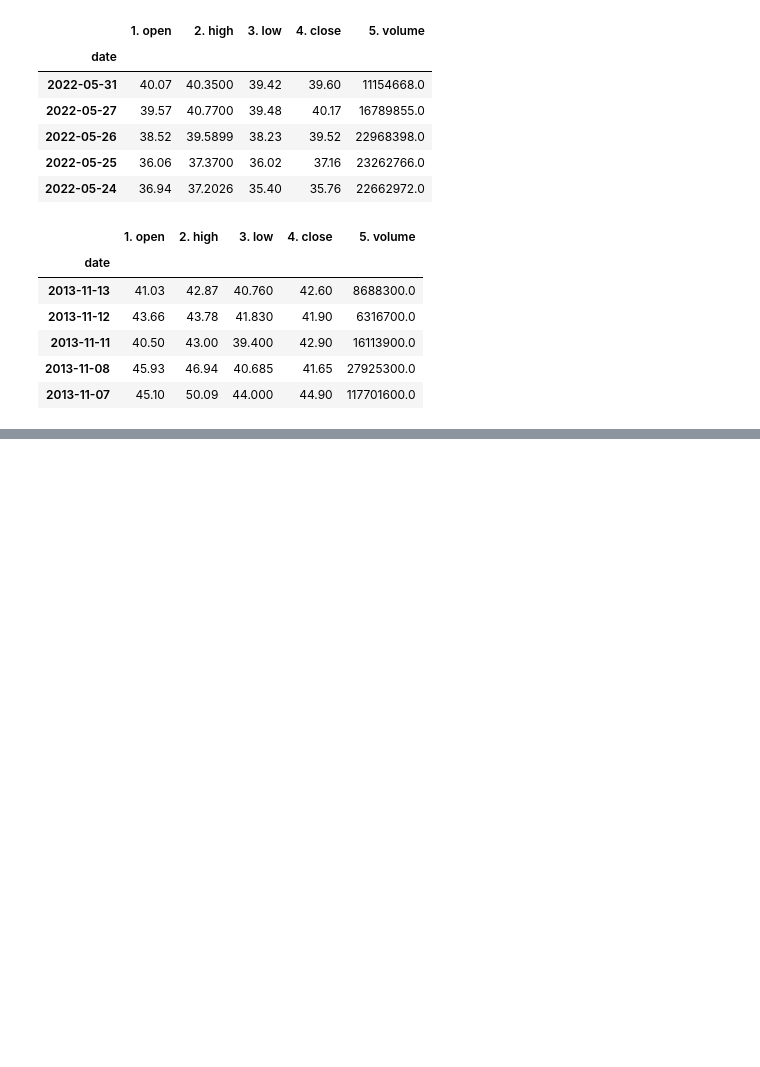
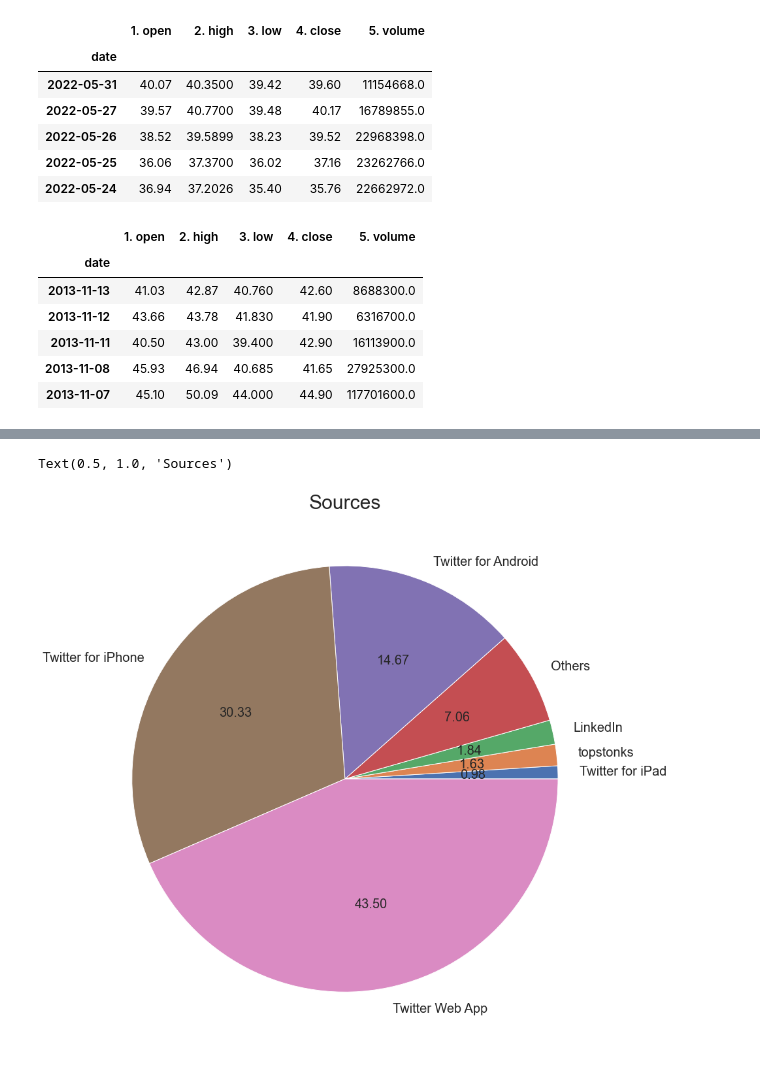
Before and after one commit to StockJanitor/CIS63_NLPTimeSeries, a Jupyter notebook: index.ipynb, the cells around one changed output, grey strips where cells are left out. Saved outputs shown, nothing was run; the diff lists cells and outputs as text; code cells hidden in the pictures; blank space fills up the shorter version.

```diff
--- a/index.ipynb
+++ b/index.ipynb
@@ -271,0 +380,4 @@ info.tail()
+# %%
+# save to df, drop bot, drop bot column, reset index
+master_df1 = master_df[master_df['bot'] != True].iloc[:,0:-1].reset_index(drop=True)
+master_df1.columns
@@ -271,0 +388,3 @@ info.tail()
+# %%
+master_df2 = master_df1.iloc[:,1:]
+master_df2.columns
@@ -271,0 +395,7 @@ info.tail()
+# %%
+# assign new df
+master_df3 = master_df2
+
+# df2 has time converted convert time
+master_df3['time'] = master_df2['time'].apply(lambda x: convTime(x))
+master_df3.head()
@@ -271,0 +409,21 @@ info.tail()
+# %%
+# converting source to prepare piechart
+sourceCount_df = pd.DataFrame(master_df3.source.value_counts()).reset_index()
+sourceCount_df.rename(columns={"index": "sourcename"}, inplace=True)
+# store sourcename
+sourcelist= list(sourceCount_df.sourcename.head(6))
+# convert source names
+def sourceConv(x):
+    if x in sourcelist:
+        return str(x)
+    else:
+        return 'Others'
+
+sourceCount_df["sourcename2"] = sourceCount_df['sourcename'].apply(lambda x: sourceConv(x))
+
+#groupby new srouce name, reset index
+sourceCount_df = sourceCount_df.groupby('sourcename2').sum().reset_index()
+# calculate percent
+sourceCount_df["percent"] = sourceCount_df['source'].apply(lambda x: x/sourceCount_df['source'].sum())
+sourceCount_df = sourceCount_df.sort_values(by=['source'])
+sourceCount_df
@@ -271,0 +439,11 @@ info.tail()
+# %%
+
+mpl.rcParams['font.size'] = 25
+# plot chart
+plt.figure(figsize=(15,15))
+# realize dont need percent, pie chat calculates for you
+plt.pie(sourceCount_df.source, labels=sourceCount_df.sourcename2, autopct='%.2f',textprops= {"fontsize":20})
+plt.title('Sources', fontsize=30)
+# %% [output]
+Text(0.5, 1.0, 'Sources')
+[figure, added]
```
Also changed, not shown: parts of 33 cells of this notebook, 1 other file.
